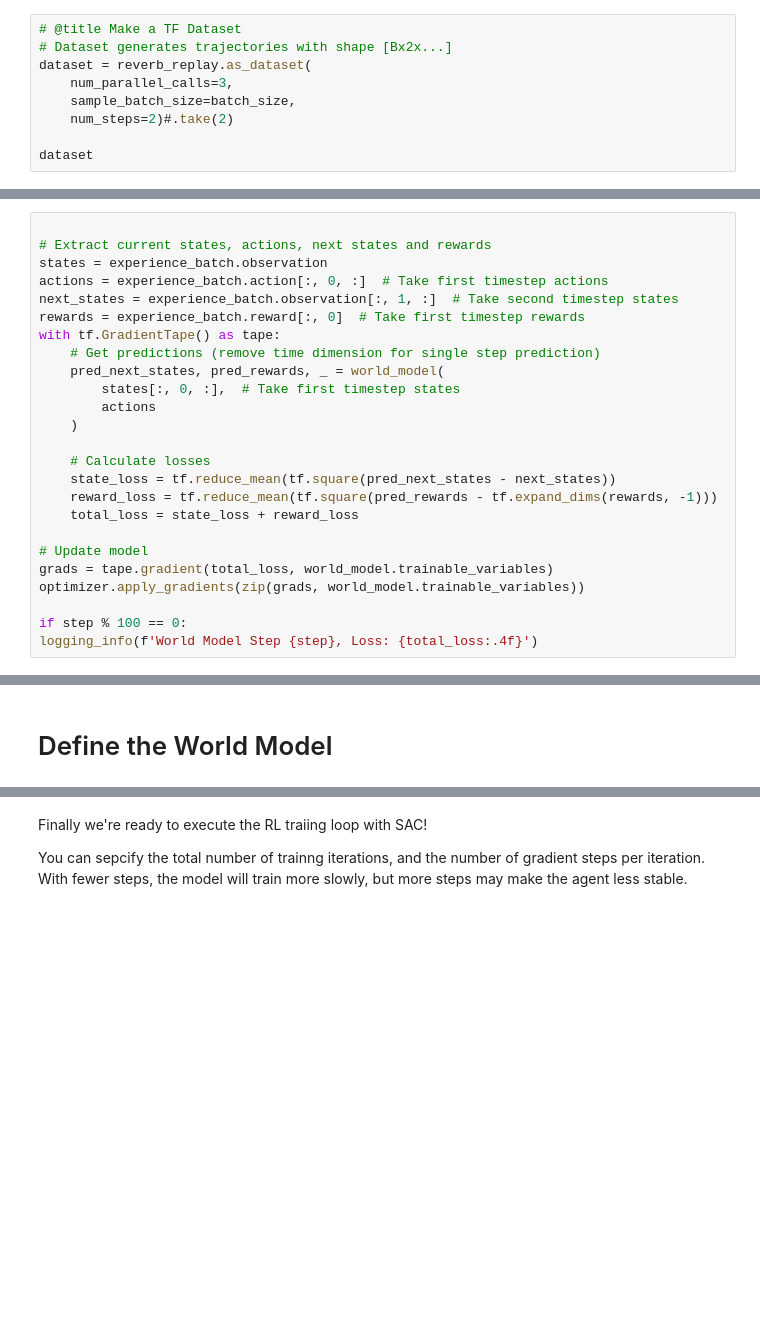
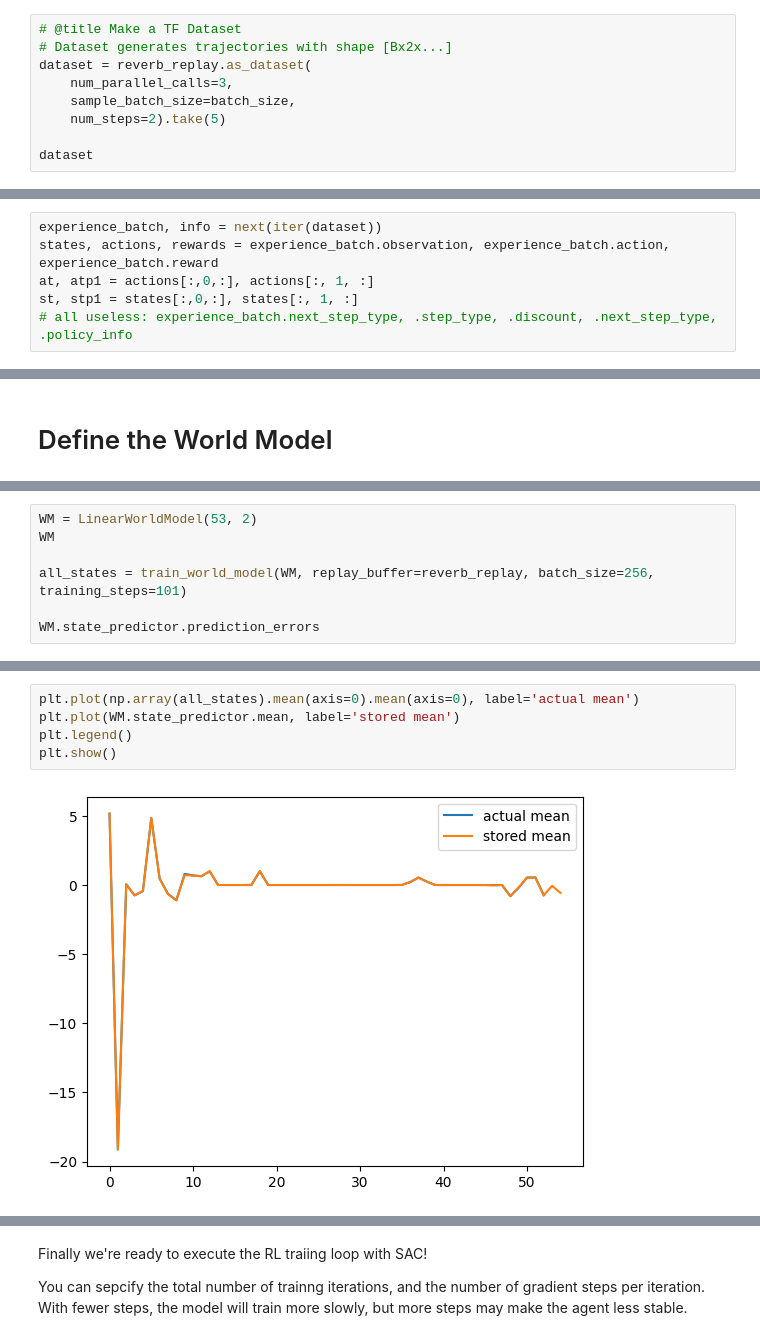
Before and after one commit to vsourirajan/sbsim_dual_control, a Jupyter notebook: smart_control/notebooks/SAC_model_assisted_rollout.ipynb, the cells around one changed output, grey strips where cells are left out. Drawn from its saved outputs; the diff is of its cells as text; blank space fills up the shorter version.

Commit message:
finished code of linear world model

```diff
--- a/smart_control/notebooks/SAC_model_assisted_rollout.ipynb
+++ b/smart_control/notebooks/SAC_model_assisted_rollout.ipynb
@@ -637,7 +639,7 @@ Next wrap the replay buffer into a TF dataset.
 dataset = reverb_replay.as_dataset(
     num_parallel_calls=3,
     sample_batch_size=batch_size,
-    num_steps=2)#.take(2)
+    num_steps=2).take(5)
 
 dataset
 # %% [output]
@@ -674,25 +654,6 @@ st, stp1 = states[:,0,:], states[:, 1, :]
-# %%
-
-# Extract current states, actions, next states and rewards
-states = experience_batch.observation
-actions = experience_batch.action[:, 0, :]  # Take first timestep actions
-next_states = experience_batch.observation[:, 1, :]  # Take second timestep states
-rewards = experience_batch.reward[:, 0]  # Take first timestep rewards
-with tf.GradientTape() as tape:
-    # Get predictions (remove time dimension for single step prediction)
-    pred_next_states, pred_rewards, _ = world_model(
-        states[:, 0, :],  # Take first timestep states
-        actions
-    )
-
-    # Calculate losses
-    state_loss = tf.reduce_mean(tf.square(pred_next_states - next_states))
-    reward_loss = tf.reduce_mean(tf.square(pred_rewards - tf.expand_dims(rewards, -1)))
-    total_loss = state_loss + reward_loss
-
-# Update model
-grads = tape.gradient(total_loss, world_model.trainable_variables)
-optimizer.apply_gradients(zip(grads, world_model.trainable_variables))
-
-if step % 100 == 0:
-logging_info(f'World Model Step {step}, Loss: {total_loss:.4f}')
+# %%
+experience_batch, info = next(iter(dataset))
+states, actions, rewards = experience_batch.observation, experience_batch.action, experience_batch.reward
+at, atp1 = actions[:,0,:], actions[:, 1, :]
+st, stp1 = states[:,0,:], states[:, 1, :]
+# all useless: experience_batch.next_step_type, .step_type, .discount, .next_step_type, .policy_info
@@ -1035,0 +1023,7 @@ def generate_rollouts(world_model, initial_state, initial_reward, initial_discou
+# %%
+WM = LinearWorldModel(53, 2)
+WM
+
+all_states = train_world_model(WM, replay_buffer=reverb_replay, batch_size=256, training_steps=101)
+
+WM.state_predictor.prediction_errors
@@ -1035,0 +1038,7 @@ def generate_rollouts(world_model, initial_state, initial_reward, initial_discou
+# %%
+plt.plot(np.array(all_states).mean(axis=0).mean(axis=0), label='actual mean')
+plt.plot(WM.state_predictor.mean, label='stored mean')
+plt.legend()
+plt.show()
+# %% [output]
+[figure, added]
```
Also changed, not shown: parts of 59 cells of this notebook, 2 other files.
